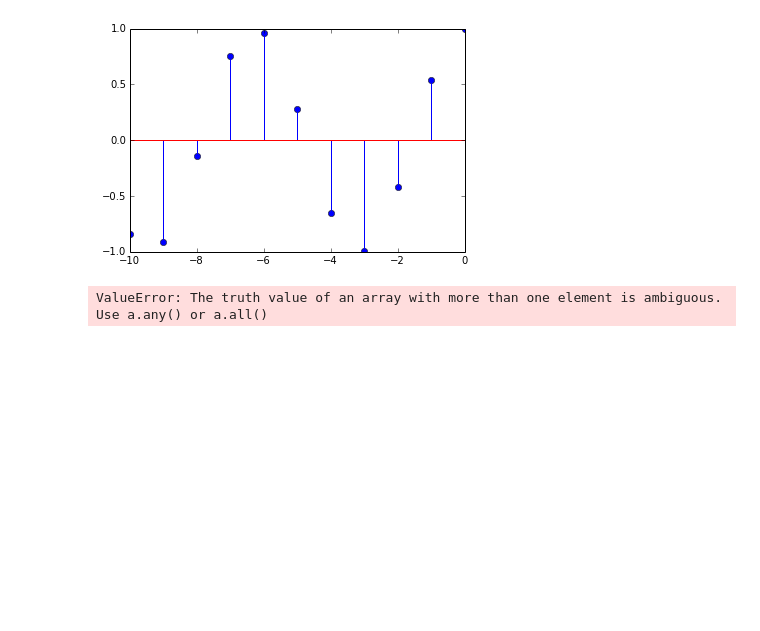
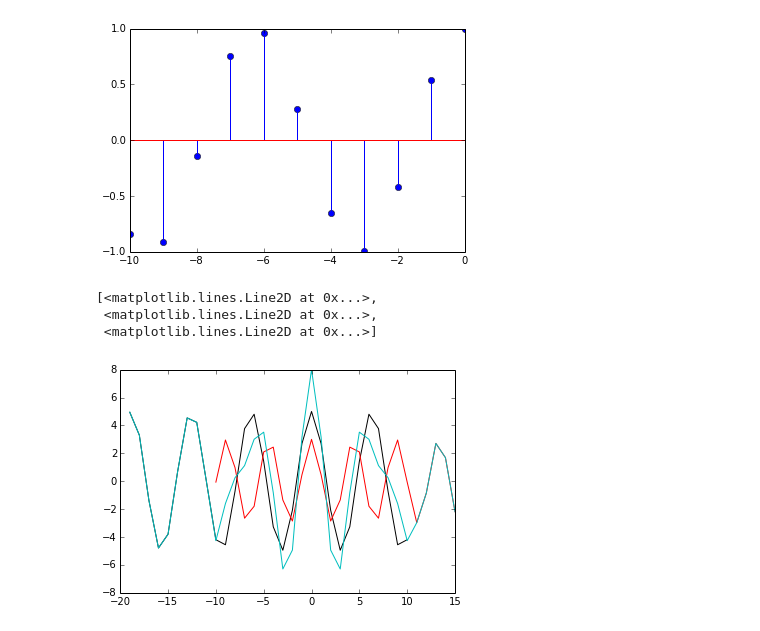
Before and after one commit to zshujon/digital_signal_processing, a Jupyter notebook: 02.discrete_time_signals_and_systems.ipynb, the cells around one changed output. Cells and saved outputs as stored; diff of their text form; code cells hidden in the pictures; blank space fills up the shorter version.

Commit message:
sigadd func added

```diff
--- a/02.discrete_time_signals_and_systems.ipynb
+++ b/02.discrete_time_signals_and_systems.ipynb
@@ -8,15 +8,15 @@ import matplotlib.pylab as plt
 def n_array(n, n1=None):
     n = int(n)
     if not n1 and n>0:
-        n = np.array(range(0,n))
+        n = arange(0,n)
     elif not n1 and n<0:
-        n = np.array(range(n,1))
+        n = arange(n,1)
     else:
         n1 = int(n1)
         if n>n1:
-            n = np.array(range(n1, n+1))
+            n = arange(n1, n+1)
         else:
-            n = np.array(range(n, n1+1))
+            n = arange(n, n1+1)
     return n
 # %%
 def imseq(n1, n2, n0):
@@ -63,13 +63,19 @@ p = plt.stem(a, b)
 [figure]
 # %%
 def sigadd(n1, x1, n2, x2):
-    n = np.array(range(min(min(n1), min(n2)), max(max(n1), max(n2))+1))
-    y1 = np.zeros(len(n))
-    y2 = y1
-    y1[(n >= min(n1)) and (n <= max(n1))==1]
-    print y1
-n1, x1 = sinusoid(-10, 9)
-n2, x2 = sinusoid(-9, 10)
-sigadd(n1, x1, n2, x2)
+    n = arange(min(min(n1), min(n2)), max(max(n1), max(n2))+1)
+    y1 = zeros(len(n))
+    y2 = zeros(len(n))
+    y1[logical_and(n>=min(n1), n<=max(n1)) == 1] = x1
+    y2[logical_and(n>=min(n2), n<=max(n2)) == 1] = x2
+    y = y1 + y2
+    return n, y
+n1, x1 = sinusoid(-19, 10, 5)
+n2, x2 = sinusoid(-10, 15, 3, 30)
+n, x = sigadd(n1, x1, n2, x2)
+plot(n1, x1, 'k', n2, x2, 'r', n, x, 'c')
 # %% [output]
-ValueError: The truth value of an array with more than one element is ambiguous. Use a.any() or a.all()
+[<matplotlib.lines.Line2D at 0x...>,
+ <matplotlib.lines.Line2D at 0x...>,
+ <matplotlib.lines.Line2D at 0x...>]
+[figure, added]
```
Also changed, not shown: parts of 9 cells of this notebook.
